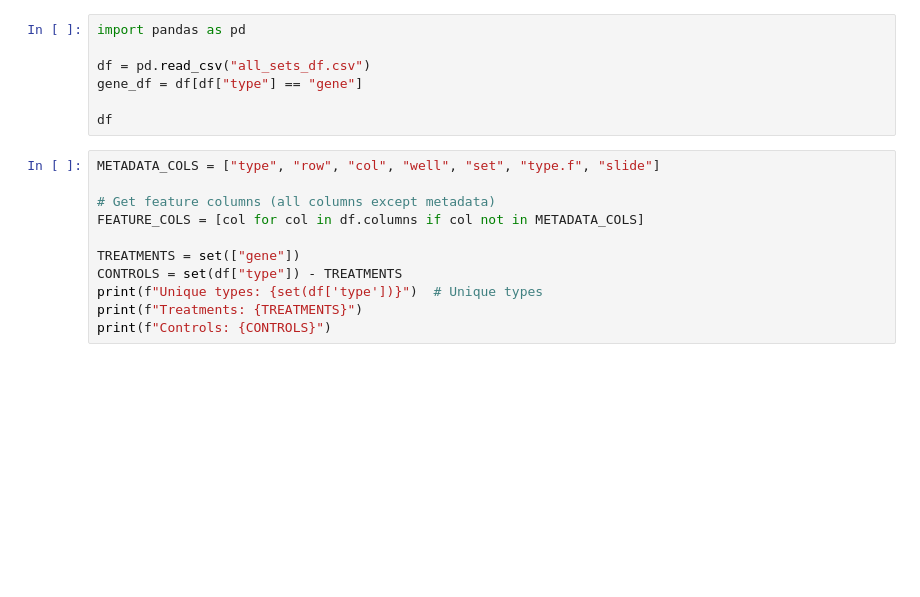
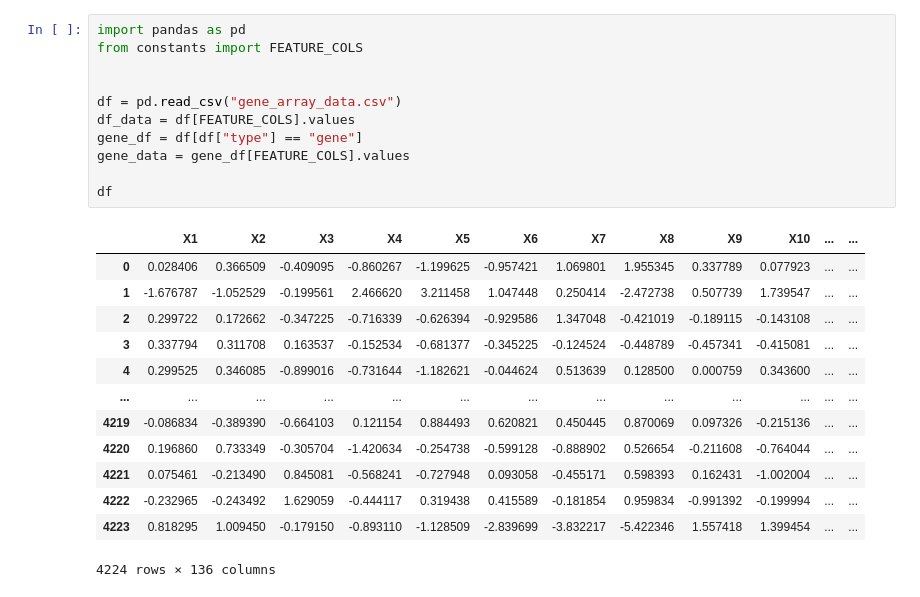
Before and after one commit to jonathanyin12/SDS425-GeneArray, a Jupyter notebook: analysis.ipynb, the cells around one changed output. Drawn from its saved outputs; the diff is of its cells as text; blank space fills up the shorter version.

```diff
--- a/analysis.ipynb
+++ b/analysis.ipynb
@@ -1,21 +1,28 @@
 # %%
 import pandas as pd
+from constants import FEATURE_COLS
 
-df = pd.read_csv("all_sets_df.csv")
+
+df = pd.read_csv("gene_array_data.csv")
+df_data = df[FEATURE_COLS].values
 gene_df = df[df["type"] == "gene"]
+gene_data = gene_df[FEATURE_COLS].values
 
 df
+# %% [output]
+|  | X1 | X2 | X3 | X4 | X5 | X6 | X7 | X8 | X9 | X10 | ... | ... |
+| 0 | 0.028406 | 0.366509 | -0.409095 | -0.860267 | -1.199625 | -0.957421 | 1.069801 | 1.955345 | 0.337789 | 0.077923 | ... | ... |
+| 1 | -1.676787 | -1.052529 | -0.199561 | 2.466620 | 3.211458 | 1.047448 | 0.250414 | -2.472738 | 0.507739 | 1.739547 | ... | ... |
+| 2 | 0.299722 | 0.172662 | -0.347225 | -0.716339 | -0.626394 | -0.929586 | 1.347048 | -0.421019 | -0.189115 | -0.143108 | ... | ... |
+| 3 | 0.337794 | 0.311708 | 0.163537 | -0.152534 | -0.681377 | -0.345225 | -0.124524 | -0.448789 | -0.457341 | -0.415081 | ... | ... |
+| 4 | 0.299525 | 0.346085 | -0.899016 | -0.731644 | -1.182621 | -0.044624 | 0.513639 | 0.128500 | 0.000759 | 0.343600 | ... | ... |
+| ... | ... | ... | ... | ... | ... | ... | ... | ... | ... | ... | ... | ... |
+| 4219 | -0.086834 | -0.389390 | -0.664103 | 0.121154 | 0.884493 | 0.620821 | 0.450445 | 0.870069 | 0.097326 | -0.215136 | ... | ... |
+| 4220 | 0.196860 | 0.733349 | -0.305704 | -1.420634 | -0.254738 | -0.599128 | -0.888902 | 0.526654 | -0.211608 | -0.764044 | ... | ... |
+| 4221 | 0.075461 | -0.213490 | 0.845081 | -0.568241 | -0.727948 | 0.093058 | -0.455171 | 0.598393 | 0.162431 | -1.002004 | ... | ... |
+| 4222 | -0.232965 | -0.243492 | 1.629059 | -0.444117 | 0.319438 | 0.415589 | -0.181854 | 0.959834 | -0.991392 | -0.199994 | ... | ... |
+| 4223 | 0.818295 | 1.009450 | -0.179150 | -0.893110 | -1.128509 | -2.839699 | -3.832217 | -5.422346 | 1.557418 | 1.399454 | ... | ... |
+4224 rows × 136 columns
-# %%
-METADATA_COLS = ["type", "row", "col", "well", "set", "type.f", "slide"]
-
-# Get feature columns (all columns except metadata)
-FEATURE_COLS = [col for col in df.columns if col not in METADATA_COLS]
-
-TREATMENTS = set(["gene"])
-CONTROLS = set(df["type"]) - TREATMENTS
-print(f"Unique types: {set(df['type'])}")  # Unique types
-print(f"Treatments: {TREATMENTS}")
-print(f"Controls: {CONTROLS}")
 # %%
 from scipy.spatial import distance
 import numpy as np
```
Also changed, not shown: parts of 9 cells of this notebook, 38 other files.
